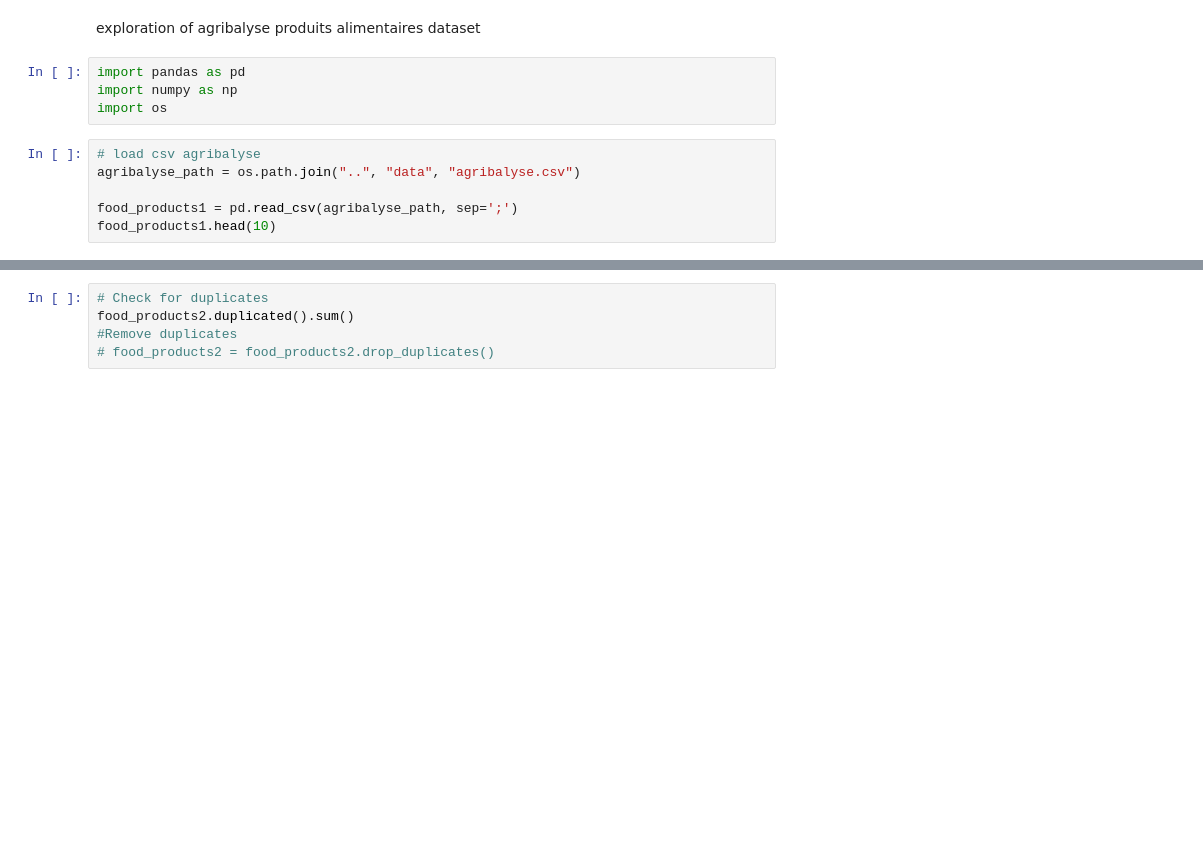
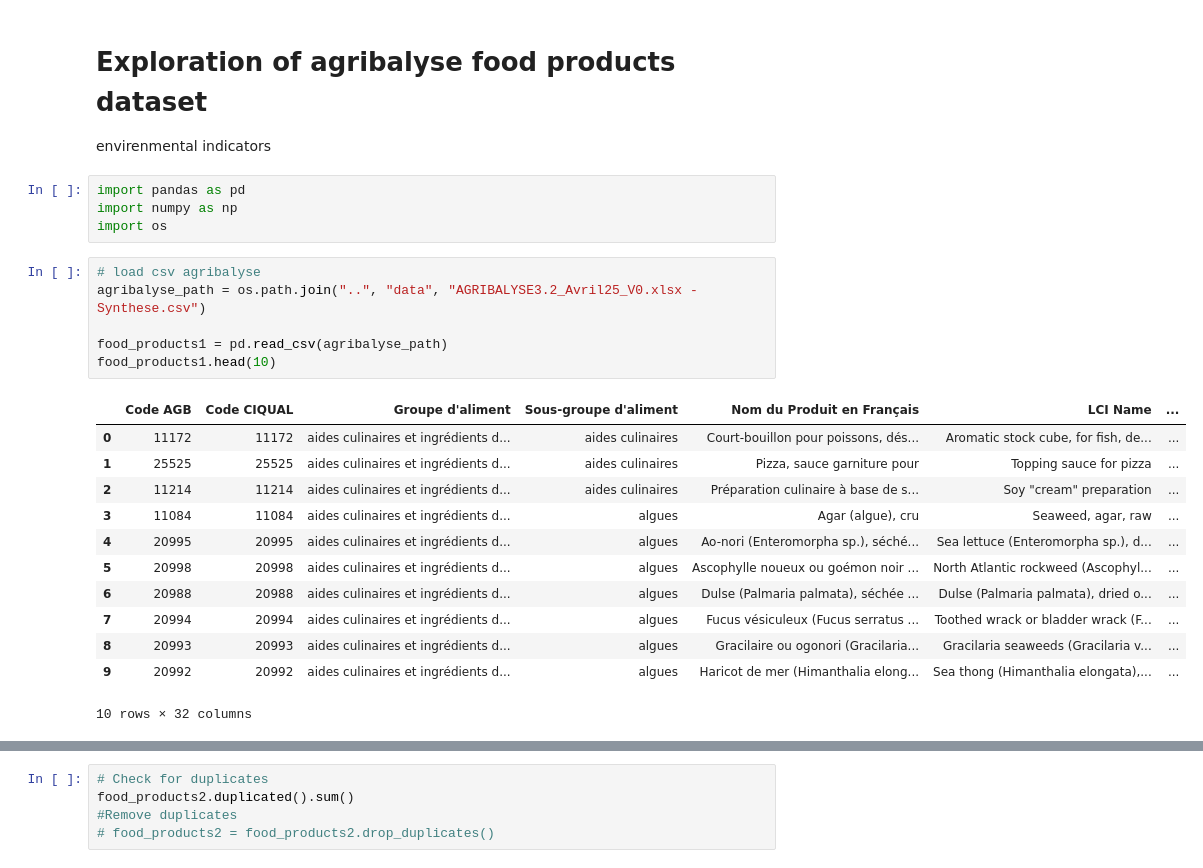
Before and after one commit to yahines/impact-env, a Jupyter notebook: notebooks/explo_nesrine.ipynb, the cells around one changed output, grey strips where cells are left out. Saved outputs shown, nothing was run; the diff lists cells and outputs as text; blank space fills up the shorter version.

Commit message:
livraison v1 dataset

```diff
--- a/notebooks/explo_nesrine.ipynb
+++ b/notebooks/explo_nesrine.ipynb
@@ -1,12 +1,26 @@
 # %% [markdown]
-exploration of agribalyse produits alimentaires dataset
+# Exploration of agribalyse food products dataset
+envirenmental indicators
 # %%
 import pandas as pd
 import numpy as np
 import os
 # %%
 # load csv agribalyse
-agribalyse_path = os.path.join("..", "data", "agribalyse.csv")
+agribalyse_path = os.path.join("..", "data", "AGRIBALYSE3.2_Avril25_V0.xlsx - Synthese.csv")
 
-food_products1 = pd.read_csv(agribalyse_path, sep=';')
+food_products1 = pd.read_csv(agribalyse_path)
 food_products1.head(10)
+# %% [output]
+|  | Code AGB | Code CIQUAL | Groupe d'aliment | Sous-groupe d'aliment | Nom du Produit en Français | LCI Name | ... |
+| 0 | 11172 | 11172 | aides culinaires et ingrédients d... | aides culinaires | Court-bouillon pour poissons, dés... | Aromatic stock cube, for fish, de... | ... |
+| 1 | 25525 | 25525 | aides culinaires et ingrédients d... | aides culinaires | Pizza, sauce garniture pour | Topping sauce for pizza | ... |
+| 2 | 11214 | 11214 | aides culinaires et ingrédients d... | aides culinaires | Préparation culinaire à base de s... | Soy "cream" preparation | ... |
+| 3 | 11084 | 11084 | aides culinaires et ingrédients d... | algues | Agar (algue), cru | Seaweed, agar, raw | ... |
+| 4 | 20995 | 20995 | aides culinaires et ingrédients d... | algues | Ao-nori (Enteromorpha sp.), séché... | Sea lettuce (Enteromorpha sp.), d... | ... |
+| 5 | 20998 | 20998 | aides culinaires et ingrédients d... | algues | Ascophylle noueux ou goémon noir ... | North Atlantic rockweed (Ascophyl... | ... |
+| 6 | 20988 | 20988 | aides culinaires et ingrédients d... | algues | Dulse (Palmaria palmata), séchée ... | Dulse (Palmaria palmata), dried o... | ... |
+| 7 | 20994 | 20994 | aides culinaires et ingrédients d... | algues | Fucus vésiculeux (Fucus serratus ... | Toothed wrack or bladder wrack (F... | ... |
+| 8 | 20993 | 20993 | aides culinaires et ingrédients d... | algues | Gracilaire ou ogonori (Gracilaria... | Gracilaria seaweeds (Gracilaria v... | ... |
+| 9 | 20992 | 20992 | aides culinaires et ingrédients d... | algues | Haricot de mer (Himanthalia elong... | Sea thong (Himanthalia elongata),... | ... |
+10 rows × 32 columns
```
Also changed, not shown: parts of 39 cells of this notebook.
